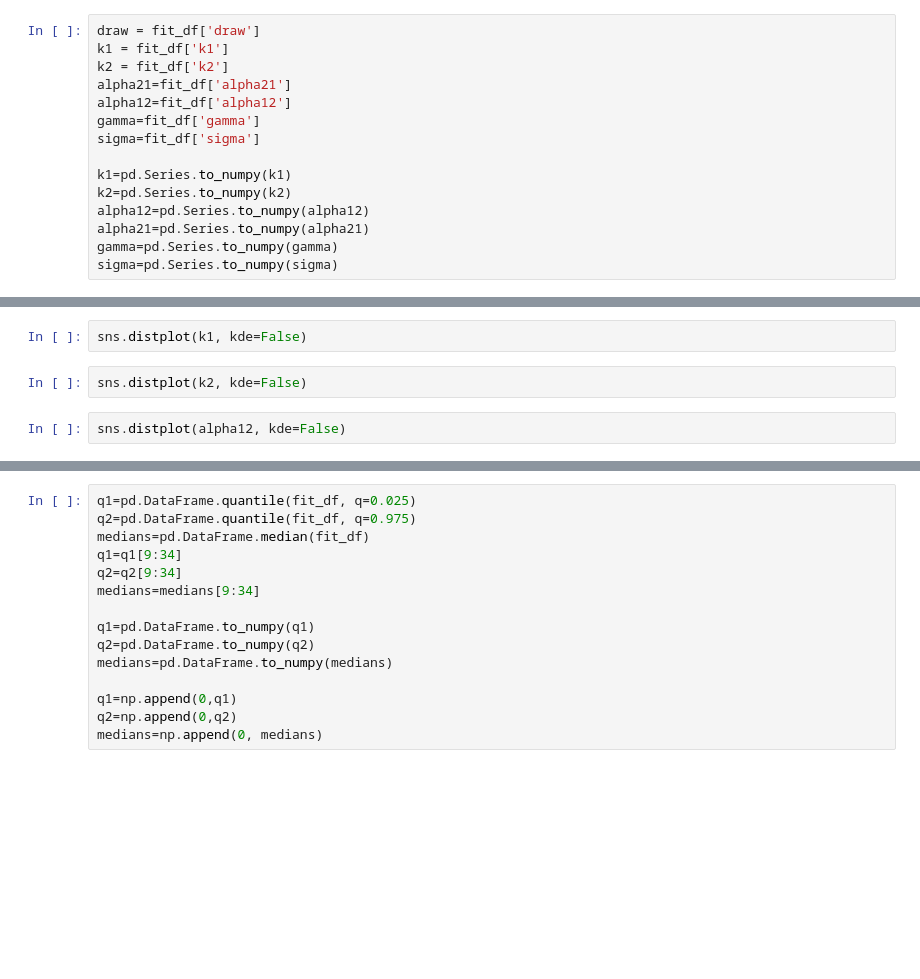
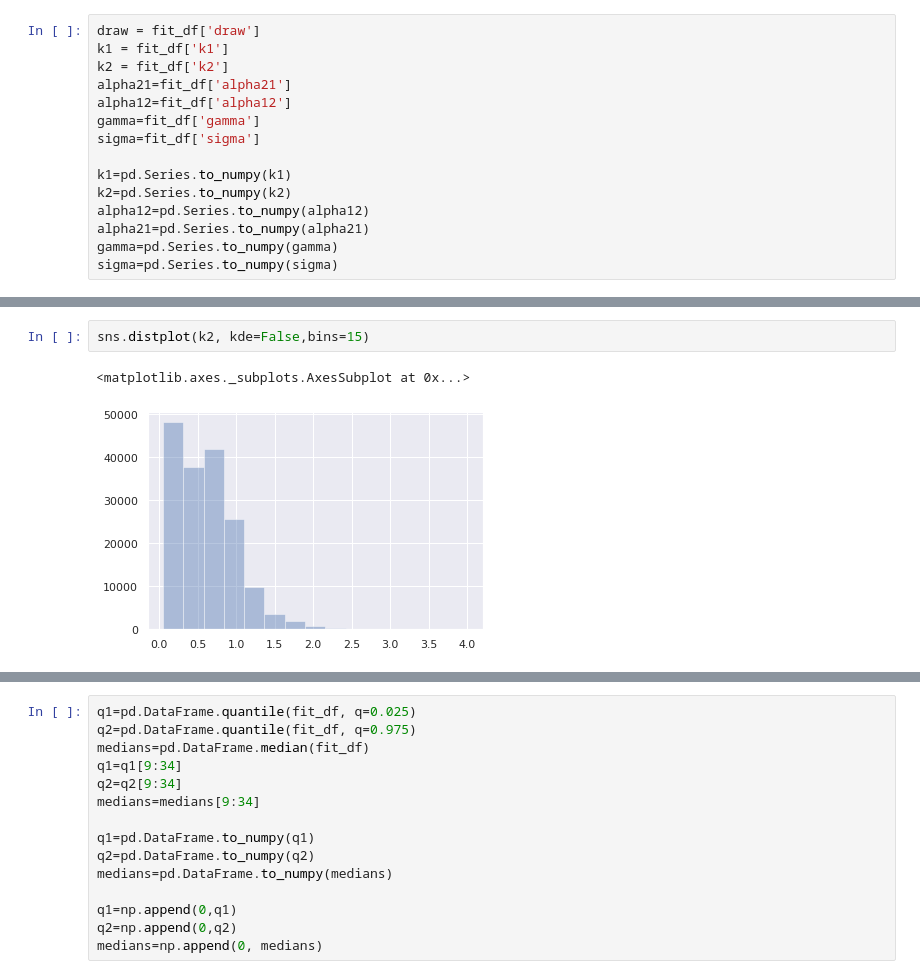
Before and after one commit to jear2412/BUQ-ODEsMCMC, a Jupyter notebook: SoilCarbonModelling.ipynb, the cells around one changed output, grey strips where cells are left out. Drawn from its saved outputs; the diff is of its cells as text; blank space fills up the shorter version.

```diff
--- a/SoilCarbonModelling.ipynb
+++ b/SoilCarbonModelling.ipynb
@@ -125,6 +212,5 @@ sigma=pd.Series.to_numpy(sigma)
 # %%
-sns.distplot(k1, kde=False)
+sns.distplot(k2, kde=False,bins=15)
+# %% [output]
+<matplotlib.axes._subplots.AxesSubplot at 0x...>
+[figure, added]
-# %%
-sns.distplot(k2, kde=False)
-# %%
-sns.distplot(alpha12, kde=False)
```
Also changed, not shown: parts of 27 cells of this notebook.
